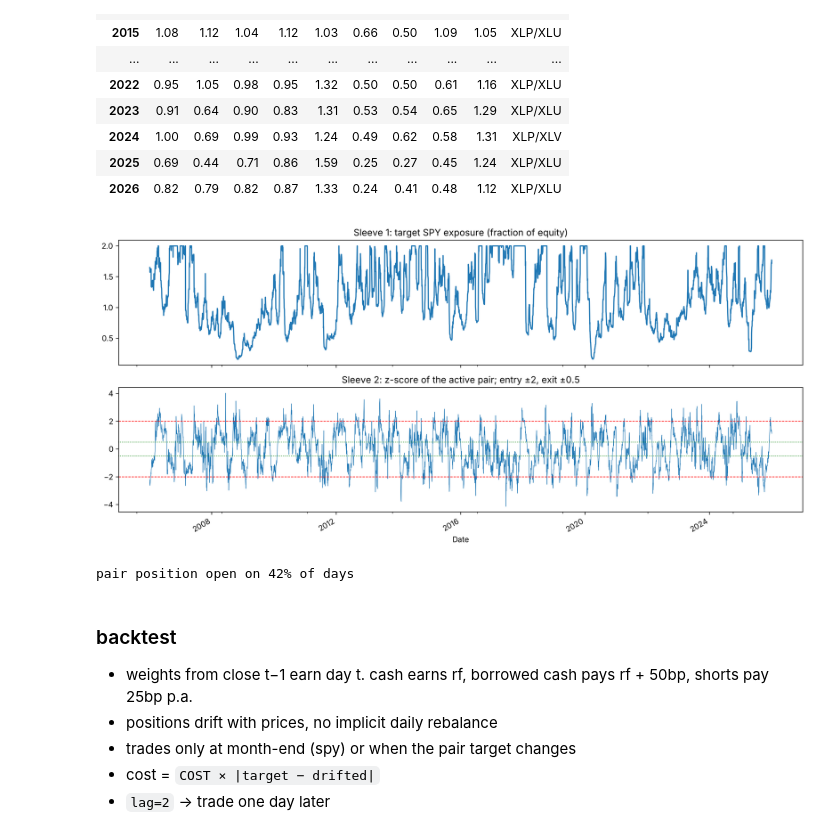
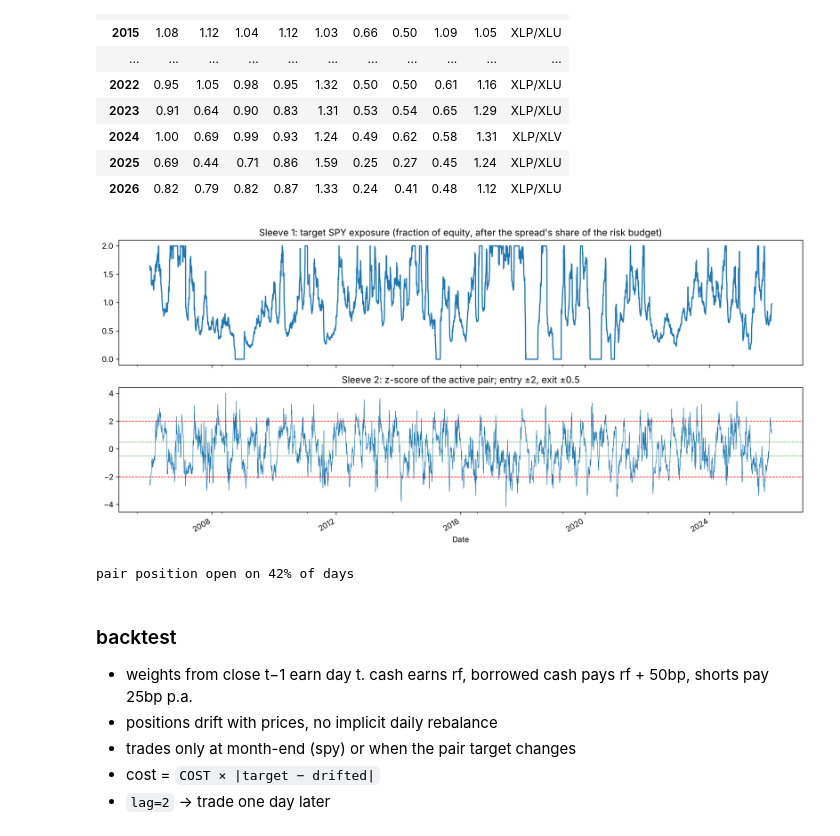
Before and after one commit to Ben10Nova/FinancialModellingGroupN, a Jupyter notebook: vol-control_pair_v1.ipynb, the cells around one changed output. Drawn from its saved outputs; the diff is of its cells as text; code cells hidden in the pictures.

```diff
--- a/vol-control_pair_v1.ipynb
+++ b/vol-control_pair_v1.ipynb
@@ -23,6 +25,7 @@ IS_END = '2015-12-31'                     # split for the in-sample / out-of-sam
 TARGET_VOL = 0.15     # annualised volatility target
 VOL_DAYS   = 21       # look-back for realised volatility (~1 month)
 MAX_LEV    = 2.0      # cap on SPY exposure
+PAIR_VOL_DAYS = 63    # look-back for the spread sleeve's realised volatility (~3 months), taken out of the budget first
 
 # Sleeve 2: pair overlay
 SECTORS = ['XLB', 'XLE', 'XLF', 'XLI', 'XLK', 'XLP', 'XLU', 'XLV', 'XLY']   # the 9 original Select Sector SPDRs
@@ -105,9 +109,15 @@ from itertools import groupby
 def month_end_flag(idx):
     return ~idx.to_period('M').duplicated(keep='last')                 # last trading day of each month
 
-def spy_exposure(px):
+def spy_exposure(px, pair_ret=None):
+    # one risk budget: the spread sleeve's realised vol is taken out first, the equity sleeve gets the rest
     vol = px['SPY'].pct_change().rolling(VOL_DAYS).std() * np.sqrt(252)   # trailing window ending at t
-    return (TARGET_VOL / vol).clip(upper=MAX_LEV)
+    budget = TARGET_VOL if pair_ret is None else \
+             np.sqrt((TARGET_VOL ** 2 - (pair_ret.rolling(PAIR_VOL_DAYS).std() * np.sqrt(252)) ** 2).clip(lower=0))
+    return (budget / vol).clip(upper=MAX_LEV)
+
+def pair_returns(px, P):
+    return (P.shift(1) * px[SECTORS].pct_change()).sum(axis=1)        # positions set at t-1 earn day t
 
 def sector_betas(px, lo, hi):
     r = px[ASSETS].pct_change().loc[lo:hi]
@@ -131,22 +141,27 @@ def positions(z, z_in=Z_IN, z_out=Z_OUT):
         pos.append(p)
     return np.array(pos, dtype=float)
 
-def pair_targets(px, pick=lowbeta_pick, win=Z_WIN, z_in=Z_IN, z_out=Z_OUT):
+def pair_targets(px, pick=lowbeta_pick, win=Z_WIN, z_in=Z_IN, z_out=Z_OUT, beta_neutral=True):
     # target sector weights per day (+1 = 100% long, -1 = 100% short) and the pair chosen for each year
     hold_year = px.index.year + (month_end_flag(px.index) & (px.index.month == 12))   # last close of december: next year's pair
     tgt = pd.DataFrame(0.0, index=px.index, columns=SECTORS)
     z_active = pd.Series(np.nan, index=px.index)
     chosen = {y: pick(px, y) for y in range(int(START[:4]), hold_year.max() + 1)}
-    for (a, b), ys in groupby(chosen, key=chosen.get):                  # consecutive years with the same pair = one block
-        m = np.isin(hold_year, list(ys))
+    for (a, b), ys in groupby(chosen, key=chosen.get):
+        ys = list(ys)                  # consecutive years with the same pair = one block
+        m = np.isin(hold_year, ys)
         z = zscore(px, a, b, win).where(m)                              # nan outside the block, so a new pair starts flat
         pos = positions(z, z_in, z_out)
-        tgt.loc[m, a] += pos[m]; tgt.loc[m, b] -= pos[m]
+        for y in ys:                                                    # hedge ratio from the prior year's betas
+            my = hold_year == y
+            be = sector_betas(px, str(y - 1), str(y - 1))
+            wa, wb = (2 * be[b] / (be[a] + be[b]), 2 * be[a] / (be[a] + be[b])) if beta_neutral else (1.0, 1.0)
+            tgt.loc[my, a] += pos[my] * wa; tgt.loc[my, b] -= pos[my] * wb   # wa*beta_a = wb*beta_b, wa + wb = 2
         z_active[m] = z[m]
     return tgt, chosen, z_active
 
-expo = spy_exposure(px)
 tgt_pair, chosen, z_active = pair_targets(px)
+expo = spy_exposure(px, pair_returns(px, tgt_pair * PAIR_SIZE))
 
 betas = pd.DataFrame({y: sector_betas(px, str(y - BETA_YEARS), str(y - 1)) for y in chosen}).T.round(2)
 betas['pair held'] = [f'{a}/{b}' for a, b in chosen.values()]
@@ -179,15 +194,15 @@ XLP/XLV     6
 | 2026 | 0.82 | 0.79 | 0.82 | 0.87 | 1.33 | 0.24 | 0.41 | 0.48 | 1.12 | XLP/XLU |
 # %%
 fig, ax = plt.subplots(2, 1, figsize=(13, 6), sharex=True)
-expo.loc[START:END].plot(ax=ax[0], title='Sleeve 1: target SPY exposure (fraction of equity)')
+expo.loc[START:END].plot(ax=ax[0], title='Sleeve 1: target SPY exposure (fraction of equity, after the spread\'s share of the risk budget)')
 z_active.loc[START:END].plot(ax=ax[1], lw=.6, title='Sleeve 2: z-score of the active pair; entry ±2, exit ±0.5')
 for h in [Z_IN, -Z_IN]: ax[1].axhline(h, c='r', ls='--', lw=.8)
 for h in [Z_OUT, -Z_OUT]: ax[1].axhline(h, c='g', ls=':', lw=.8)
 plt.tight_layout(); plt.show()
 open_ = tgt_pair.abs().sum(axis=1).loc[START:END] > 0
 print(f'pair position open on {open_.mean():.0%} of days')
 # %% [output]
-[figure, old version]
+[figure, new version]
 pair position open on 42% of days
 # %% [markdown]
 ### backtest
```
Also changed, not shown: parts of 18 cells of this notebook.
